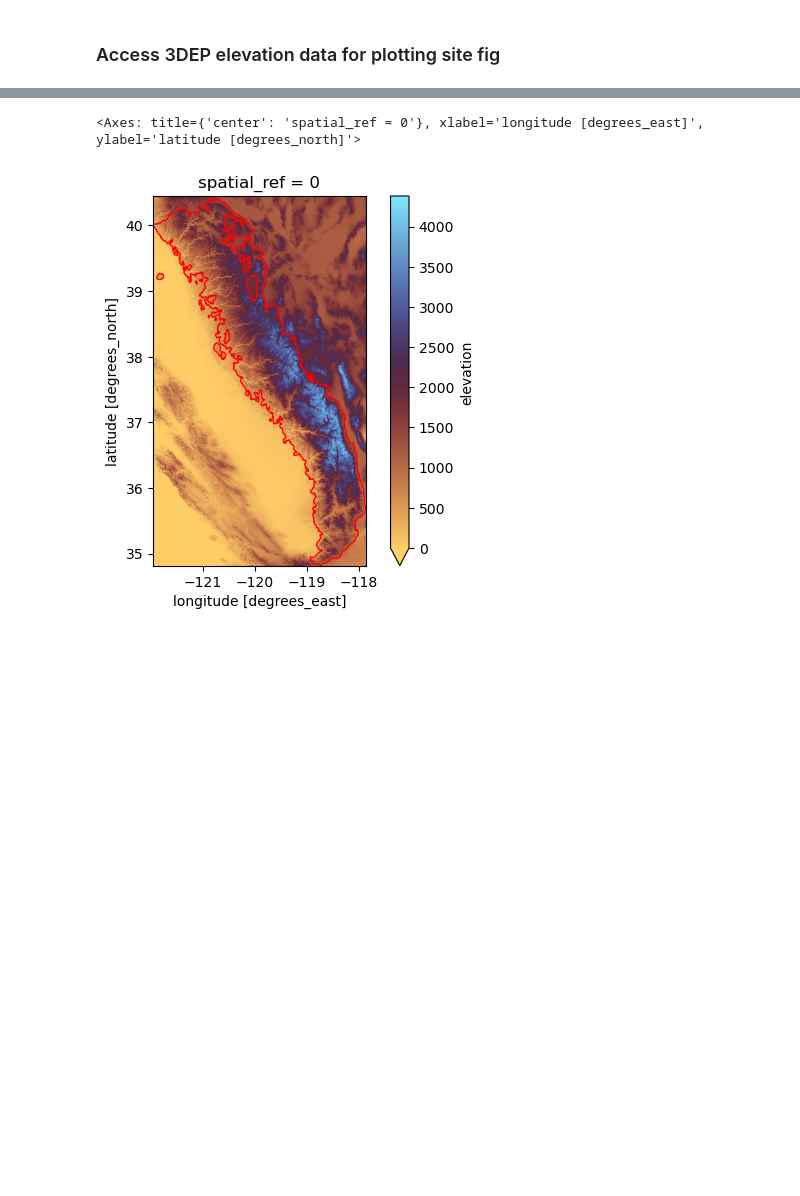
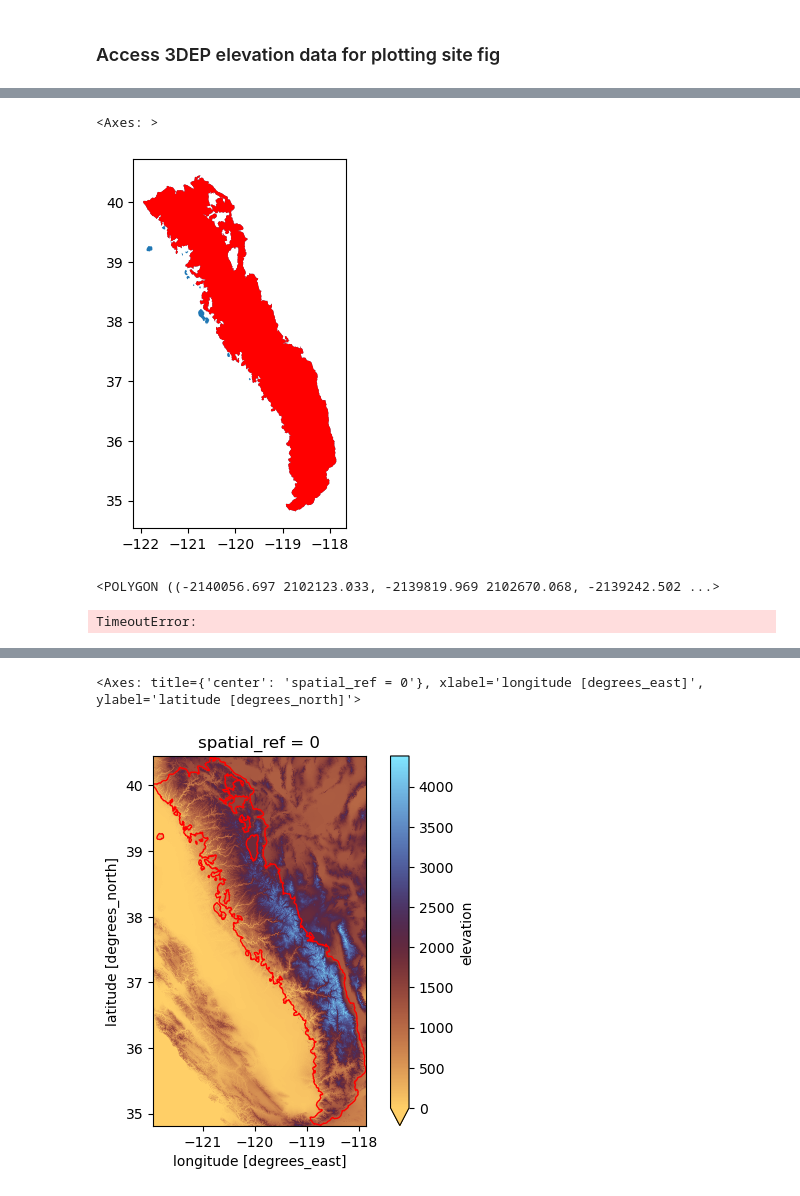
Before and after one commit to bessoh2/analog_snowmapping, a Jupyter notebook: notebooks/figure_making/site_fig.ipynb, the cells around one changed output, grey strips where cells are left out. Cells and saved outputs as stored; diff of their text form; code cells hidden in the pictures; blank space fills up the shorter version.

```diff
--- a/notebooks/figure_making/site_fig.ipynb
+++ b/notebooks/figure_making/site_fig.ipynb
@@ -18,0 +54,7 @@ sierras_bbox = (-117.862654, 34.818611, -121.948903, 40.446988)
+# %%
+fig, ax = plt.subplots()
+sierras.plot(ax=ax)
+main_poly.plot(ax=ax, color='red')
+# %% [output]
+<Axes: >
+[figure, added]
@@ -18,0 +63,4 @@ sierras_bbox = (-117.862654, 34.818611, -121.948903, 40.446988)
+# %%
+poly
+# %% [output]
+<POLYGON ((-2140056.697 2102123.033, -2139819.969 2102670.068, -2139242.502 ...>
@@ -18,0 +69,4 @@ sierras_bbox = (-117.862654, 34.818611, -121.948903, 40.446988)
+# %%
+dem_10 = py3dep.get_map("DEM", poly, resolution=10, geo_crs=4326, crs=4326)
+# %% [output]
+TimeoutError:
```
Also changed, not shown: parts of 13 cells of this notebook, 8 other files.
